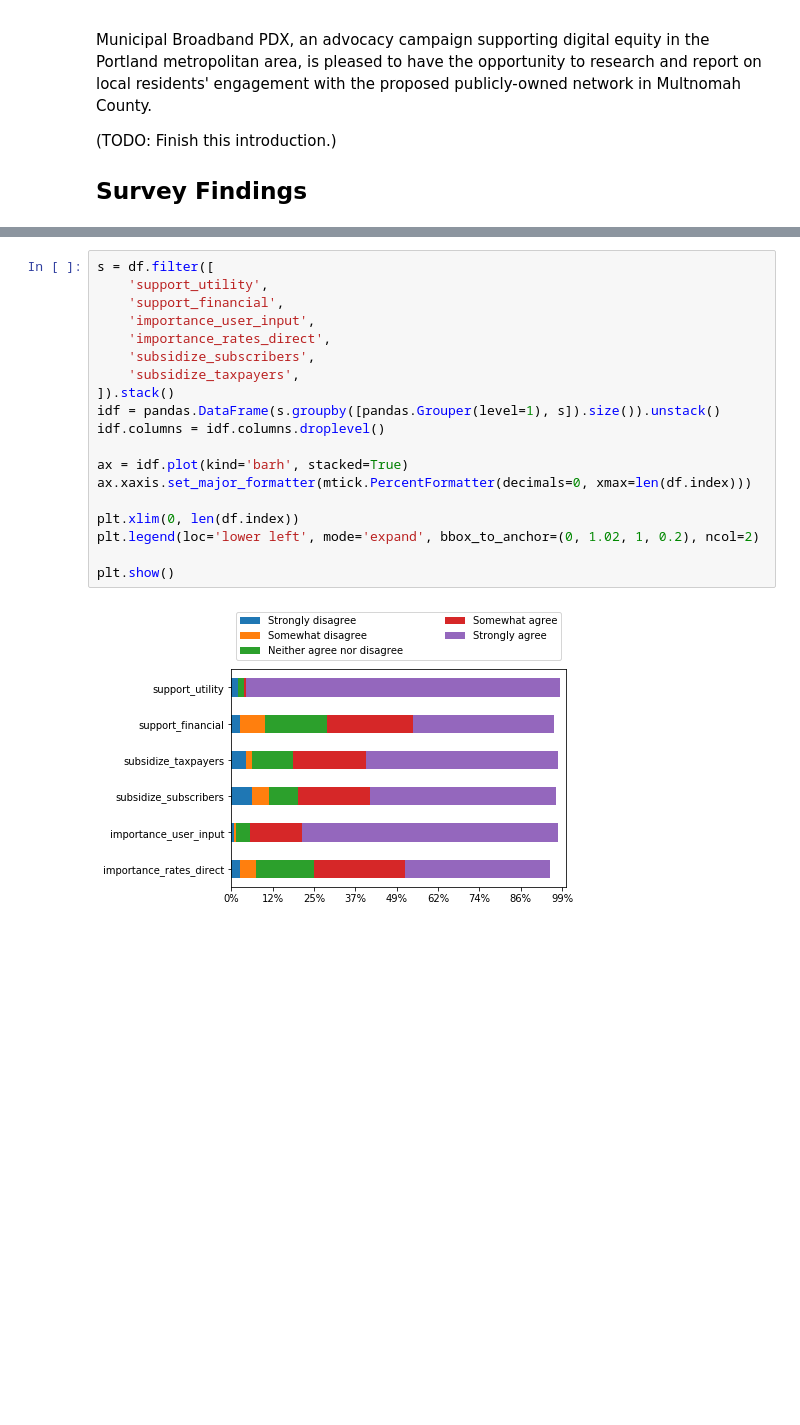
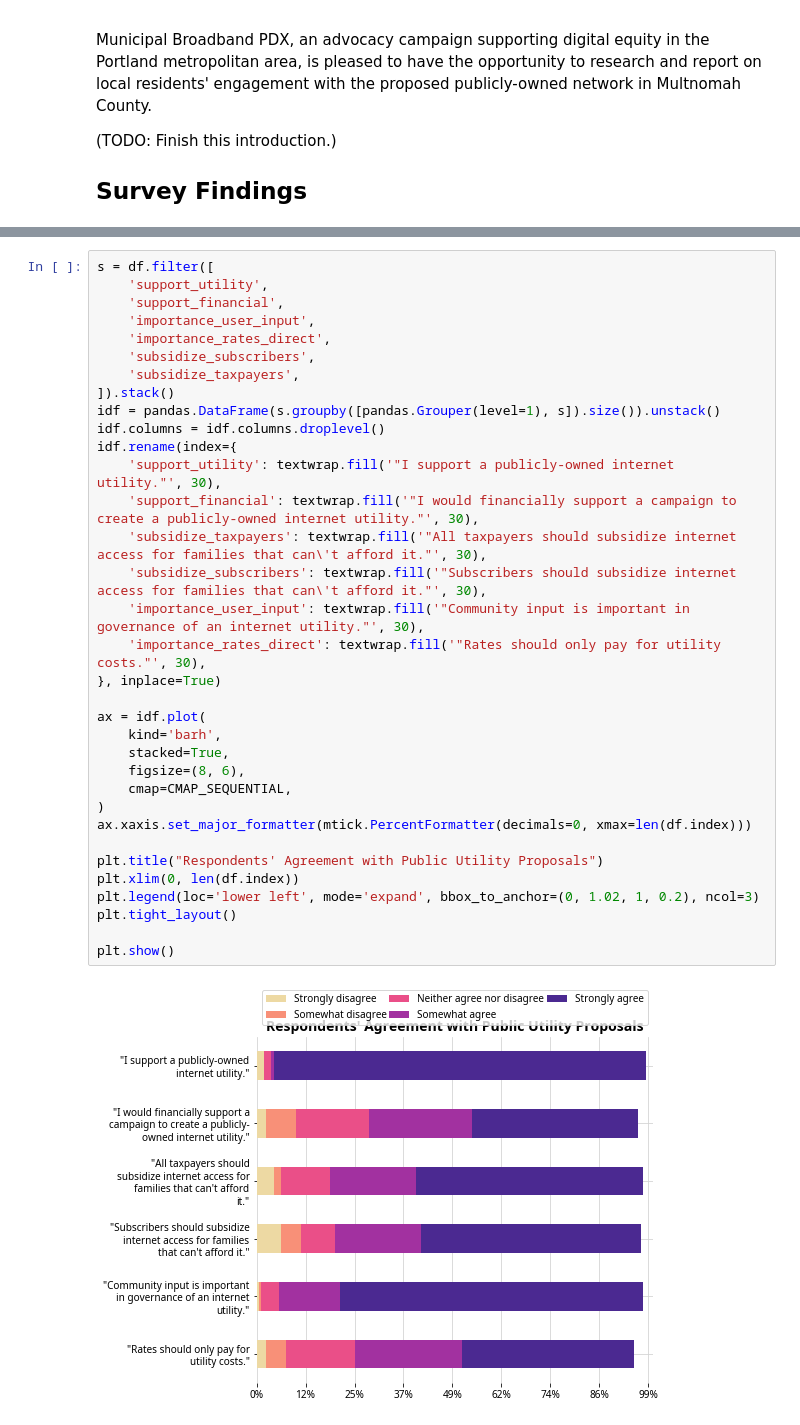
Before and after one commit to municipalbroadband/reports, a Jupyter notebook: mbpdx/2020-02-community-engagement/report.ipynb, the cells around one changed output, grey strips where cells are left out. Saved outputs shown, nothing was run; the diff lists cells and outputs as text; blank space fills up the shorter version.

```diff
--- a/mbpdx/2020-02-community-engagement/report.ipynb
+++ b/mbpdx/2020-02-community-engagement/report.ipynb
@@ -85,24 +111,39 @@ plt.show()
 # %%
 s = df.filter([
     'support_utility',
     'support_financial',
     'importance_user_input',
     'importance_rates_direct',
     'subsidize_subscribers',
     'subsidize_taxpayers',
 ]).stack()
 idf = pandas.DataFrame(s.groupby([pandas.Grouper(level=1), s]).size()).unstack()
 idf.columns = idf.columns.droplevel()
+idf.rename(index={
+    'support_utility': textwrap.fill('"I support a publicly-owned internet utility."', 30),
+    'support_financial': textwrap.fill('"I would financially support a campaign to create a publicly-owned internet utility."', 30),
+    'subsidize_taxpayers': textwrap.fill('"All taxpayers should subsidize internet access for families that can\'t afford it."', 30),
+    'subsidize_subscribers': textwrap.fill('"Subscribers should subsidize internet access for families that can\'t afford it."', 30),
+    'importance_user_input': textwrap.fill('"Community input is important in governance of an internet utility."', 30),
+    'importance_rates_direct': textwrap.fill('"Rates should only pay for utility costs."', 30),
+}, inplace=True)
 
-ax = idf.plot(kind='barh', stacked=True)
+ax = idf.plot(
+    kind='barh',
+    stacked=True,
+    figsize=(8, 6),
+    cmap=CMAP_SEQUENTIAL,
+)
 ax.xaxis.set_major_formatter(mtick.PercentFormatter(decimals=0, xmax=len(df.index)))
 
+plt.title("Respondents' Agreement with Public Utility Proposals")
 plt.xlim(0, len(df.index))
-plt.legend(loc='lower left', mode='expand', bbox_to_anchor=(0, 1.02, 1, 0.2), ncol=2)
+plt.legend(loc='lower left', mode='expand', bbox_to_anchor=(0, 1.02, 1, 0.2), ncol=3)
+plt.tight_layout()
 
 plt.show()
 # %% [output]
-[figure, old version]
+[figure, new version]
 # %%
 ddf = df.filter(['form', 'dislikes'])
 ddf['online'] = ddf.form.apply(
```
Also changed, not shown: parts of 8 cells of this notebook, 2 other files.
